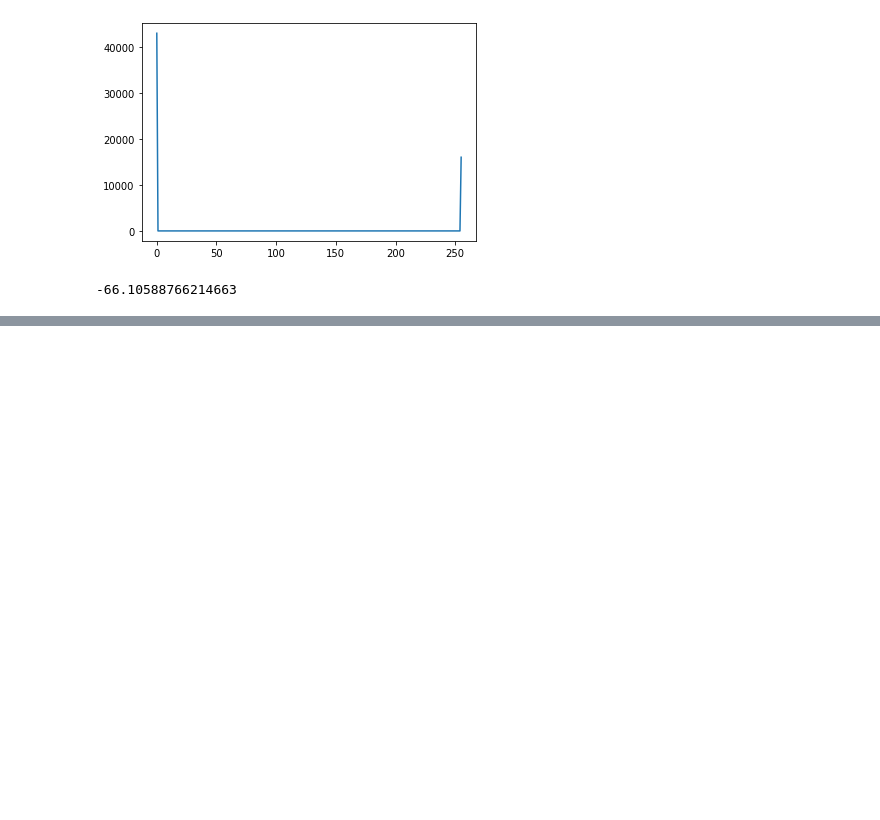
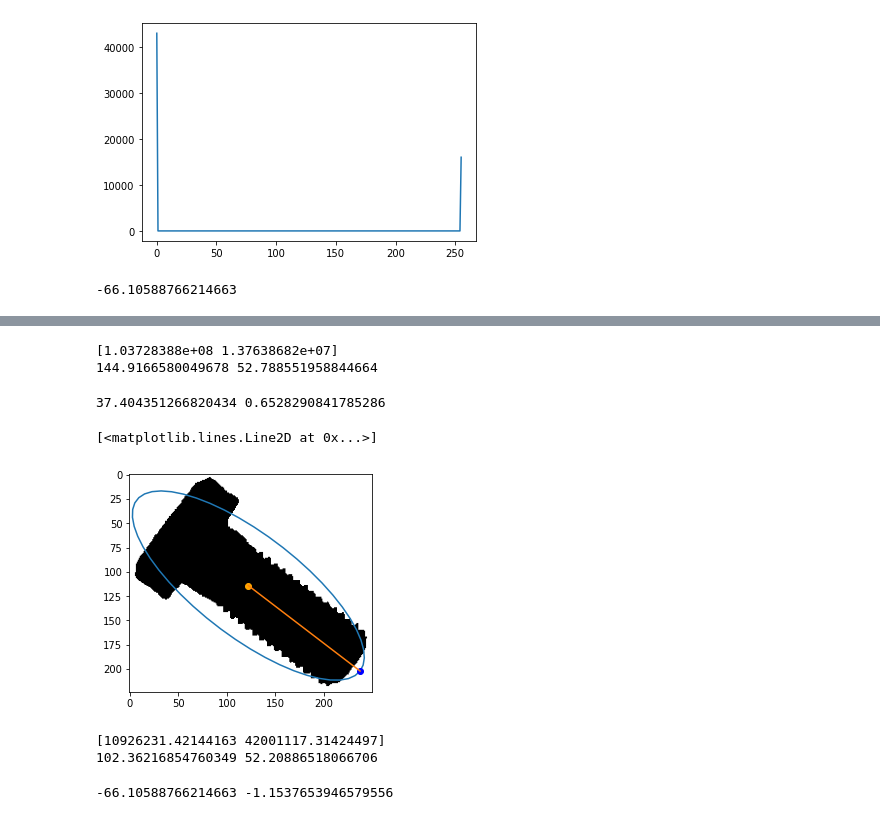
Before and after one commit to CaQtiml/img_processing_practice, a Jupyter notebook: DIP_burge/ch10/properties.ipynb, the cells around one changed output, grey strips where cells are left out. Cells and saved outputs as stored; diff of their text form; code cells hidden in the pictures; blank space fills up the shorter version.

```diff
--- a/DIP_burge/ch10/properties.ipynb
+++ b/DIP_burge/ch10/properties.ipynb
@@ -79,0 +95,49 @@ print(rect_img_rotate_degree)
+# %%
+def ellipse_parametric_eq(img, t, angle_rad, r_a, r_b, fg_value):
+    m_10 = moment(img, 1, 0, fg_value)
+    m_01 = moment(img, 0, 1, fg_value)
+    m_00 = moment(img, 0, 0, fg_value)
+    x_bar = m_10/m_00
+    y_bar = m_01/m_00
+    x_pos = x_bar + (np.cos(angle_rad)*r_a*np.cos(t)) - (np.sin(angle_rad)*r_b*np.sin(t))
+    y_pos = y_bar + (np.sin(angle_rad)*r_a*np.cos(t)) + (np.cos(angle_rad)*r_b*np.sin(t))
+    return x_bar, y_bar, x_pos, y_pos
+# %%
+r_bolt_a, r_bolt_b = ellipse_axes(bolt_img, 0)
+print(r_bolt_a, r_bolt_b)
+# %% [output]
+[1.03728388e+08 1.37638682e+07]
+144.9166580049678 52.788551958844664
+# %%
+print(bolt_img_rotate_degree, bolt_img_rotate_radian)
+# %% [output]
+37.404351266820434 0.6528290841785286
+# %%
+ang = np.linspace(0, 2*np.pi, 50)
+x_li = []
+y_li = []
+for data in ang:
+    _, _, x_el, y_el = ellipse_parametric_eq(bolt_img, data, bolt_img_rotate_radian, r_bolt_a, r_bolt_b, 0)
+    x_li.append(x_el)
+    y_li.append(y_el)
+# %%
+x_bar_el, y_bar_el, x_el, y_el = ellipse_parametric_eq(bolt_img, 0, bolt_img_rotate_radian, r_bolt_a, r_bolt_b, 0)
+# %%
+plt.plot(x_li, y_li)
+plt.imshow(bolt_img, cmap="gray")
+plt.plot(x_bar_el, y_bar_el, marker="o", color="orange")
+plt.plot(x_el, y_el, marker="o", color="blue")
+plt.plot([x_bar_el, x_el], [y_bar_el, y_el])
+# %% [output]
+[<matplotlib.lines.Line2D at 0x...>]
+[figure, added]
+# %%
+r_rect_a, r_rect_b = ellipse_axes(rect_img, 255)
+print(r_rect_a, r_rect_b)
+# %% [output]
+[10926231.42144163 42001117.31424497]
+102.36216854760349 52.20886518066706
+# %%
+print(rect_img_rotate_degree, rect_img_rotate_radian)
+# %% [output]
+-66.10588766214663 -1.1537653946579556
```
Also changed, not shown: parts of 15 cells of this notebook.
